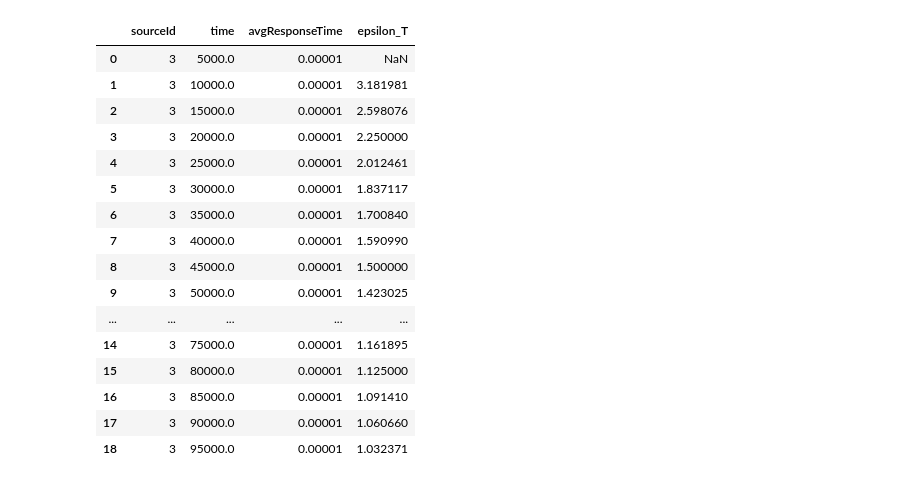
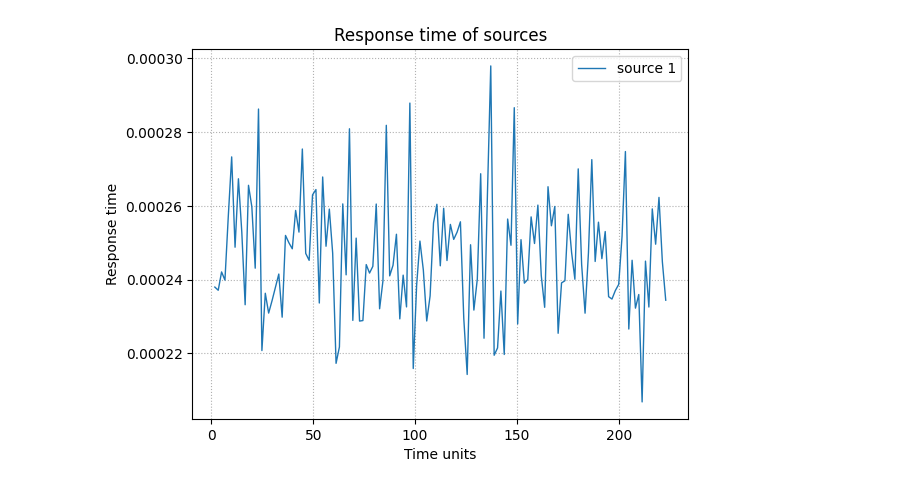
Before and after one commit to ArthurMbraga/simulation-and-metrology-project, a Jupyter notebook: loss_rate_sim.ipynb, the cells around one changed output. Drawn from its saved outputs; the diff is of its cells as text; code cells hidden in the pictures.

```diff
--- a/loss_rate_sim.ipynb
+++ b/loss_rate_sim.ipynb
@@ -101,20 +105,4 @@ df_responseTimes.head(100)
-# %%
-df_blockRespTimes.head(100)
-# %% [output]
-|  | sourceId | time | avgResponseTime | epsilon_T |
-| 0 | 3 | 5000.0 | 0.00001 | NaN |
-| 1 | 3 | 10000.0 | 0.00001 | 3.181981 |
-| 2 | 3 | 15000.0 | 0.00001 | 2.598076 |
-| 3 | 3 | 20000.0 | 0.00001 | 2.250000 |
-| 4 | 3 | 25000.0 | 0.00001 | 2.012461 |
-| 5 | 3 | 30000.0 | 0.00001 | 1.837117 |
-| 6 | 3 | 35000.0 | 0.00001 | 1.700840 |
-| 7 | 3 | 40000.0 | 0.00001 | 1.590990 |
-| 8 | 3 | 45000.0 | 0.00001 | 1.500000 |
-| 9 | 3 | 50000.0 | 0.00001 | 1.423025 |
-| ... | ... | ... | ... | ... |
-| 14 | 3 | 75000.0 | 0.00001 | 1.161895 |
-| 15 | 3 | 80000.0 | 0.00001 | 1.125000 |
-| 16 | 3 | 85000.0 | 0.00001 | 1.091410 |
-| 17 | 3 | 90000.0 | 0.00001 | 1.060660 |
-| 18 | 3 | 95000.0 | 0.00001 | 1.032371 |
+# %%
+plotResult(1)
+# %% [output]
+[figure, added]
```
Also changed, not shown: parts of 10 cells of this notebook, 7 other files.
